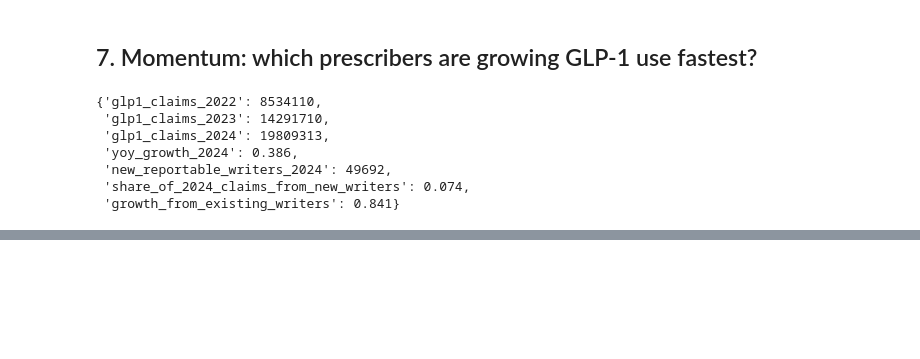
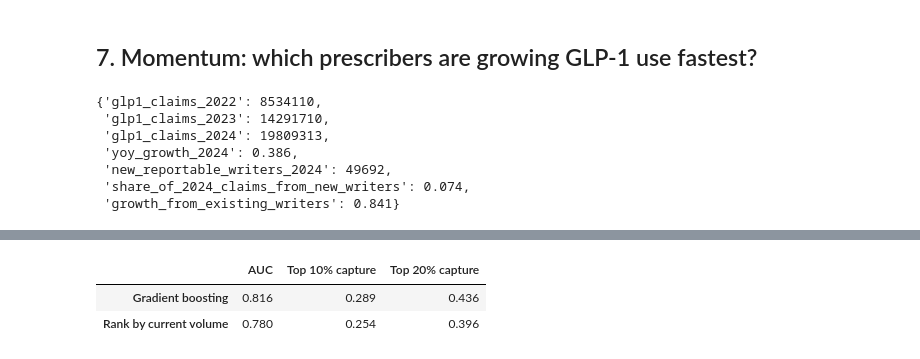
Before and after one commit to Gnanaram23/us-pharma-commercial-analytics, a Jupyter notebook: 01-glp1-market-and-targeting/analysis.ipynb, the cells around one changed output, grey strips where cells are left out. Saved outputs shown, nothing was run; the diff lists cells and outputs as text; code cells hidden in the pictures; blank space fills up the shorter version.

```diff
--- a/01-glp1-market-and-targeting/analysis.ipynb
+++ b/01-glp1-market-and-targeting/analysis.ipynb
@@ -517,0 +547,87 @@ growth_src
+# %%
+from sklearn.ensemble import HistGradientBoostingClassifier
+from sklearn.metrics import roc_auc_score
+from sklearn.model_selection import GroupKFold
+from sklearn.inspection import permutation_importance
+from sklearn.cluster import KMeans
+from sklearn.preprocessing import StandardScaler
+from sklearn.metrics import adjusted_rand_score
+
+DIAB_SPEC = DIABETES_SPECIALTIES
+
+
+def state_penetration(year):
+    g = geo[(geo["Prscrbr_Geo_Lvl"] == "State") & (geo["year"] == year)]
+    p = g.pivot_table(index="Prscrbr_Geo_Desc", columns="cls", values="Tot_Clms", aggfunc="sum").fillna(0)
+    p = p["GLP-1"] / p[["GLP-1", "SGLT2", "DPP-4"]].sum(axis=1)
+    return p.rename(index=STATE_ABBR)
+
+
+claims_by_year = {y: load(RAW / f"prescriber_drug_{y}.csv.gz").query("cls == 'GLP-1'").groupby("Prscrbr_NPI")["Tot_Clms"].sum()
+                  for y in (2022, 2023, 2024)}
+
+
+def features(year):
+    d = load(RAW / f"prescriber_drug_{year}.csv.gz")
+    d = d[(d["cls"] == "GLP-1") & d["Prscrbr_Type"].isin(DIAB_SPEC)]
+    f = d.groupby("Prscrbr_NPI").agg(glp1_claims=("Tot_Clms", "sum"), glp1_benes=("Tot_Benes", "sum"),
+                                     glp1_cost=("Tot_Drug_Cst", "sum"), n_brands=("brand", "nunique"),
+                                     specialty=("Prscrbr_Type", "first"), state=("Prscrbr_State_Abrvtn", "first"))
+    mix = d.pivot_table(index="Prscrbr_NPI", columns="brand", values="Tot_Clms", aggfunc="sum", fill_value=0)
+    for b in ["Ozempic", "Mounjaro", "Trulicity"]:
+        f[f"share_{b.lower()}"] = (mix[b] if b in mix else 0) / f["glp1_claims"]
+    f["cost_per_claim"] = f["glp1_cost"] / f["glp1_claims"]
+    f["claims_per_patient"] = f["glp1_claims"] / f["glp1_benes"].clip(lower=1)
+    f["state_penetration"] = f["state"].map(state_penetration(year))
+    prev = claims_by_year[year - 1].reindex(f.index).fillna(0)
+    f["log_claims"] = np.log1p(f["glp1_claims"])
+    f["momentum"] = np.log1p(f["glp1_claims"]) - np.log1p(prev)
+    f["new_to_glp1"] = (prev == 0).astype(int)
+    return f.drop(columns=["glp1_cost"])
+
+
+FEATS = ["log_claims", "glp1_benes", "momentum", "new_to_glp1", "n_brands", "share_ozempic", "share_mounjaro",
+         "share_trulicity", "cost_per_claim", "claims_per_patient", "state_penetration"]
+CAT = ["specialty", "state"]
+F23 = features(2023)
+F24 = features(2024)
+cats = {c: sorted(set(F23[c].dropna()) | set(F24[c].dropna())) for c in CAT}
+
+
+def matrix(f):
+    X = f[FEATS].copy()
+    for c in CAT:
+        X[c] = pd.Categorical(f[c], categories=cats[c]).codes
+    return X
+
+
+def make_model():
+    return HistGradientBoostingClassifier(max_iter=300, learning_rate=0.05, max_leaf_nodes=31,
+                                          categorical_features=[len(FEATS) + i for i in range(len(CAT))],
+                                          random_state=7)
+
+
+X = matrix(F23)
+gain = claims_by_year[2024].reindex(F23.index).fillna(0) - F23["glp1_claims"]
+y = (gain >= gain.quantile(0.9)).astype(int)
+
+oof = np.zeros(len(X))
+for tr, te in GroupKFold(n_splits=5).split(X, y, groups=F23["state"].fillna("NA")):
+    oof[te] = make_model().fit(X.iloc[tr], y.iloc[tr]).predict_proba(X.iloc[te])[:, 1]
+
+
+def capture(score, frac):
+    order = np.argsort(-np.asarray(score))
+    k = int(frac * len(order))
+    return gain.values[order[:k]].clip(min=0).sum() / gain.clip(lower=0).sum()
+
+
+vol = F23["glp1_claims"].values
+ml_eval = pd.DataFrame({
+    "AUC": [roc_auc_score(y, oof), roc_auc_score(y, vol)],
+    "Top 10% capture": [capture(oof, 0.1), capture(vol, 0.1)],
+    "Top 20% capture": [capture(oof, 0.2), capture(vol, 0.2)],
+}, index=["Gradient boosting", "Rank by current volume"])
+print(f"{len(X):,} prescribers; a top grower added at least {gain.quantile(0.9):.0f} claims in 2024")
+ml_eval.round(3)
+# %% [output]
@@ -517,0 +635,3 @@ growth_src
+|  | AUC | Top 10% capture | Top 20% capture |
+| Gradient boosting | 0.816 | 0.289 | 0.436 |
+| Rank by current volume | 0.780 | 0.254 | 0.396 |
```
Also changed, not shown: parts of 12 cells of this notebook, 34 other files.
